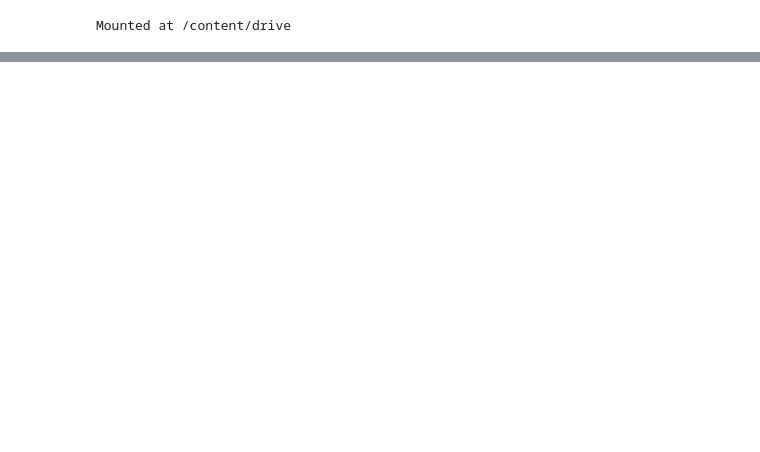
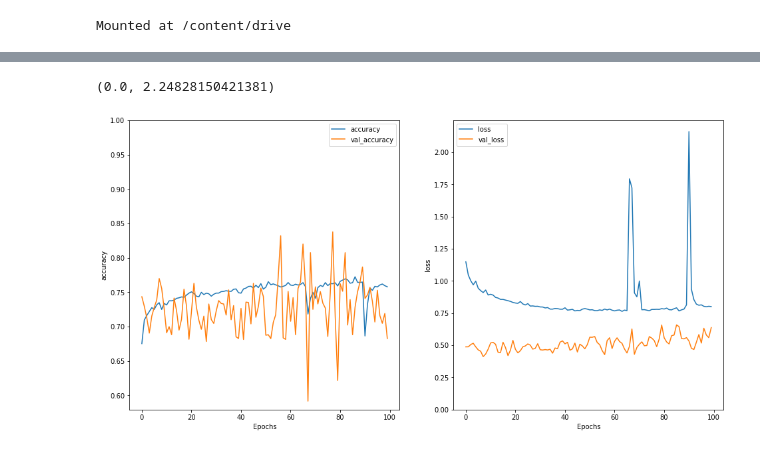
Before and after one commit to SheidaTalei/FinalProject, a Jupyter notebook: SheidaTalei_LSTM_FinalProject.ipynb, the cells around one changed output, grey strips where cells are left out. Cells and saved outputs as stored; diff of their text form; code cells hidden in the pictures; blank space fills up the shorter version.

```diff
--- a/SheidaTalei_LSTM_FinalProject.ipynb
+++ b/SheidaTalei_LSTM_FinalProject.ipynb
@@ -73,12 +102,12 @@ for i in Y:
 # %%
 #converting words to vectors
-max_feature = 5000
-tokenizer = Tokenizer(num_words = max_feature, lower = True, split = ' ')
+max_len = 150 #120
+tokenizer = Tokenizer(num_words = max_len, lower = True, split = ' ')
 tokenizer.fit_on_texts(X )
 
 
 X = tokenizer.texts_to_sequences(X)
 
 #pad sequence is used to ensure that all sequences in a list have the same length.
-X = pad_sequences(sequences = X, maxlen = max_feature, padding = 'pre')
+X_ready = pad_sequences(sequences = X, maxlen = max_len, padding = 'pre')
 # %%
@@ -110,2 +141,10 @@ def createLstmModel(units = 200, dropout = 0.5 ):
 #     model.summary()
     return model
+# %%
+#source: https://colab.research.google.com/github/tensorflow/docs/blob/master/site/en/tutorials/keras/save_and_load.ipynb#scrollTo=IFPuhwntH8VH
+import os
+checkpoint_path = "/content/drive/MyDrive/Final/lstm.ckpt"
+checkpoint_dir = os.path.dirname(checkpoint_path)
+
+# Create a callback that saves the model's weights
+cp_callback = tf.keras.callbacks.ModelCheckpoint(filepath=checkpoint_path,save_weights_only=True,verbose=1)
@@ -113,8 +156,15 @@ def createLstmModel(units = 200, dropout = 0.5 ):
 # Fit LSTM model
 #source: https://apmonitor.com/do/index.php/Main/LSTMNetwork
 # model = createLstmModel()
-# history = model.fit(X, Y_train , epochs = 1)
+# history = model.fit(X_ready, Y , epochs = 2, batch_size = 150, class_weight = {0: 1/66639, 1: 1/(1-66639)})
 
+#400
+
+history = model.fit(X_ready,
+          Y,
+          epochs=300,
+          batch_size = 150,
+          callbacks=[cp_callback], class_weight = {0: 1/p, 1: 1/(1-p)} , validation_split = 0.3)
 # plt.figure()
 # plt.ylabel('loss'); plt.xlabel('epoch')
 # plt.semilogy(history.history['loss'])
@@ -120,0 +189,21 @@ def createLstmModel(units = 200, dropout = 0.5 ):
+# %%
+#source: https://www.tensorflow.org/tutorials/text/text_classification_rnn
+import matplotlib.pyplot as plt
+
+def plot_graphs(history, metric):
+  plt.plot(history.history[metric])
+  plt.plot(history.history['val_'+metric], '')
+  plt.xlabel("Epochs")
+  plt.ylabel(metric)
+  plt.legend([metric, 'val_'+metric])
+# %%
+plt.figure(figsize=(16,8))
+plt.subplot(1,2,1)
+plot_graphs(history, 'accuracy')
+plt.ylim(None,1)
+plt.subplot(1,2,2)
+plot_graphs(history, 'loss')
+plt.ylim(0,None)
+# %% [output]
+(0.0, 2.24828150421381)
+[figure, added]
```
Also changed, not shown: parts of 14 cells of this notebook.
